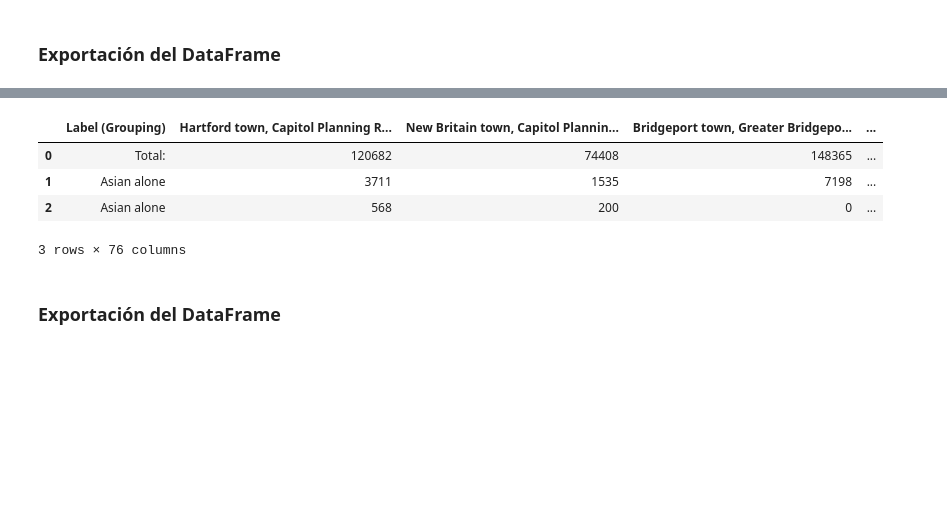
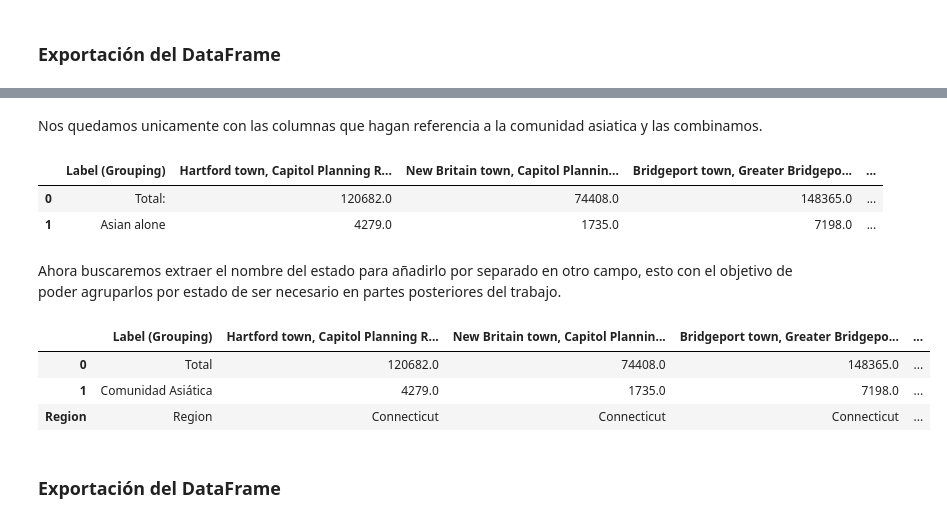
Before and after one commit to psm545/Google-and-Yelp-Recomendaciones-PF-Henry-PT-09, a Jupyter notebook: Demografía.ipynb, the cells around one changed output, grey strips where cells are left out. Drawn from its saved outputs; the diff is of its cells as text; code cells hidden in the pictures; blank space fills up the shorter version.

```diff
--- a/Demografía.ipynb
+++ b/Demografía.ipynb
@@ -126 +144,3 @@ DF_Demografía_Etnias = pd.read_csv("C:\\Users\\fede\\Desktop\\PROYECTOFINAL\\Da
+# %% [markdown]
+Nos quedamos unicamente con las columnas que hagan referencia a la comunidad asiatica y las combinamos.
 # %%
@@ -139,8 +158,0 @@ DF_Demografía_Etnias = pd.concat([DF_Demografía_Etnias[['Label (Grouping)']],
-# %%
-DF_Demografía_Etnias
-# %% [output]
-|  | Label (Grouping) | Hartford town, Capitol Planning R... | New Britain town, Capitol Plannin... | Bridgeport town, Greater Bridgepo... | ... |
-| 0 | Total: | 120682 | 74408 | 148365 | ... |
-| 1 | Asian alone | 3711 | 1535 | 7198 | ... |
-| 2 | Asian alone | 568 | 200 | 0 | ... |
-3 rows × 76 columns
@@ -146,0 +163,6 @@ DF_Demografía_Etnias
+# %%
+df_resultado
+# %% [output]
+|  | Label (Grouping) | Hartford town, Capitol Planning R... | New Britain town, Capitol Plannin... | Bridgeport town, Greater Bridgepo... | ... |
+| 0 | Total: | 120682.0 | 74408.0 | 148365.0 | ... |
+| 1 | Asian alone | 4279.0 | 1735.0 | 7198.0 | ... |
@@ -147,3 +174,34 @@ DF_Demografía_Etnias
+# %% [markdown]
+Ahora buscaremos extraer el nombre del estado para añadirlo por separado en otro campo, esto con el objetivo de poder agruparlos por estado de ser necesario en partes posteriores del trabajo.
+# %%
+# Función para extraer el estado dividiendo la cadena
+def extract_state(column_name):
+    parts = column_name.split(', ')
+    if len(parts) > 1:
+        state_part = parts[-1]
+        return state_part.split('!!')[0].strip()
+    return 'Unknown'
+
+# Aplicar la función a los nombres de las columnas
+states = [extract_state(col) for col in df.columns]
+
+# Convertir la lista en una nueva fila (con nombre de índice 'Region')
+new_row = pd.DataFrame([states], columns=df.columns, index=['Region'])
+
+# Añadir la nueva fila al DataFrame
+df = pd.concat([df, new_row])
+valores = ['Total', 'Comunidad Asiática', 'Region']
+# Primero asegúrate de que la longitud de 'valores' sea igual a la cantidad de índices que quieres reemplazar
+for i, valor in enumerate(valores):
+    if i < len(df):
+        df.loc[df.index[i], 'Label (Grouping)'] = valor
+# %%
+df
+# %% [output]
+|  | Label (Grouping) | Hartford town, Capitol Planning R... | New Britain town, Capitol Plannin... | Bridgeport town, Greater Bridgepo... | ... |
+| 0 | Total | 120682.0 | 74408.0 | 148365.0 | ... |
+| 1 | Comunidad Asiática | 4279.0 | 1735.0 | 7198.0 | ... |
+| Region | Region | Connecticut | Connecticut | Connecticut | ... |
 # %% [markdown]
 ### Exportación del DataFrame
 # %%
```
Also changed, not shown: parts of 29 cells of this notebook.
